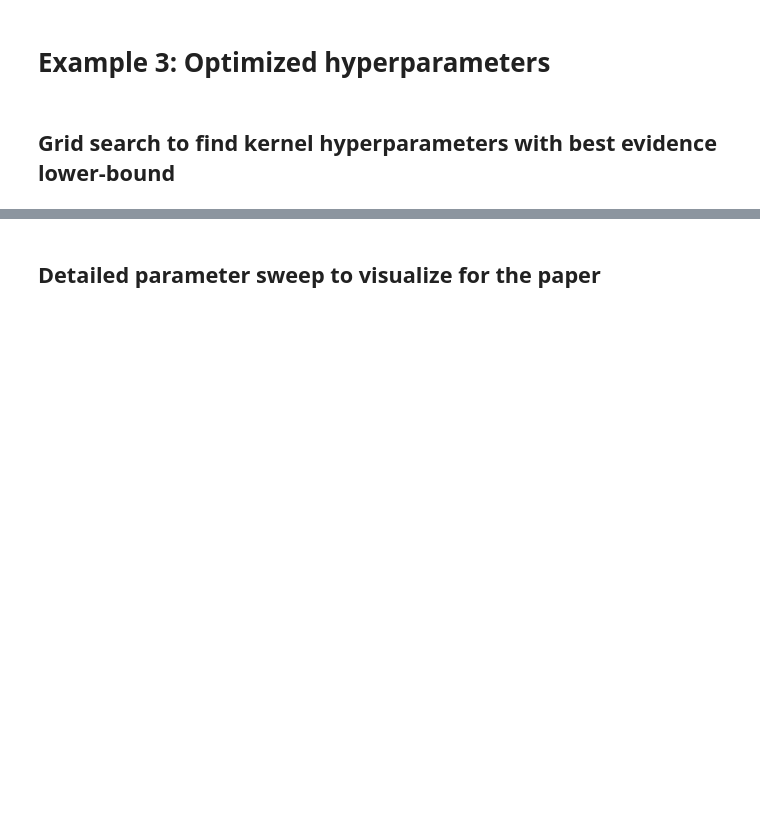
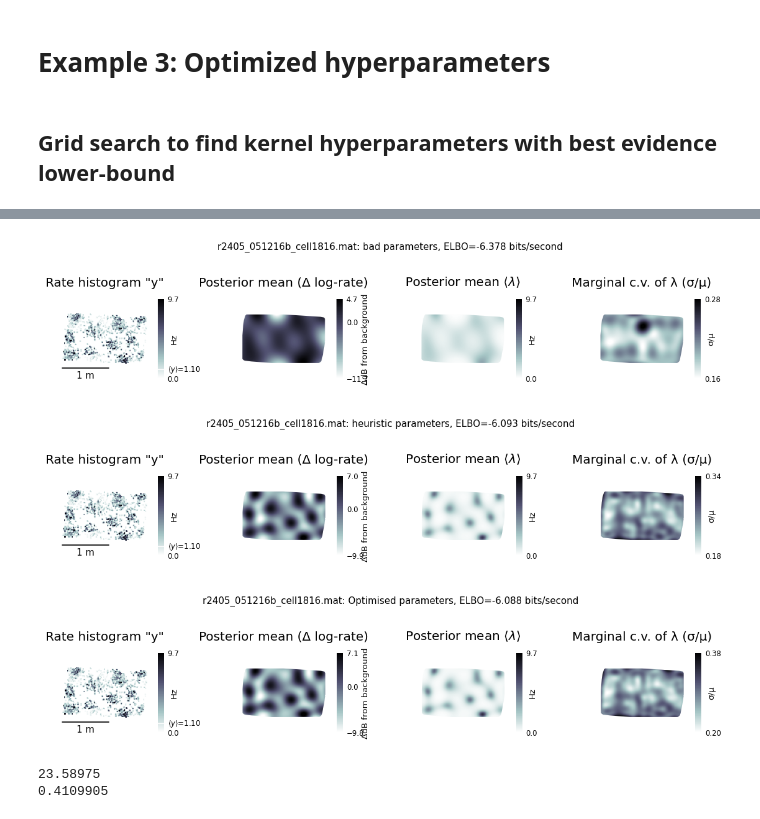
Before and after one commit to michaelerule/lgcpspatial, a Jupyter notebook: tutorials/example 3 optimize hyperparameters.ipynb, the cells around one changed output, grey strips where cells are left out. Cells and saved outputs as stored; diff of their text form; code cells hidden in the pictures; blank space fills up the shorter version.

```diff
--- a/tutorials/example 3 optimize hyperparameters.ipynb
+++ b/tutorials/example 3 optimize hyperparameters.ipynb
@@ -8,7 +8,6 @@ from lgcpspatial.loaddata import Dataset
 datadir  = '../example data/'
 datasets = [
     'r2405_051216b_cell1816.mat',
-    'R11_20190607_EC_02.mat'
 ]
 # %% [markdown]
 ## Grid search to find kernel hyperparameters with best evidence lower-bound
@@ -33,0 +14,10 @@ v0/β = 0.103334
+# %%
+from lgcpspatial.hyperparameters import gridsearch_optimize
+
+# Load a dataset
+L      = 128 # Grid size for position bins
+dataset = datasets[0]
+data   = Dataset.from_file(datadir+dataset).prepare(L,doplot=False)
+
+result = gridsearch_optimize(data)
+bestindex,bestpars,bestresult,allresults = result
@@ -102,2 +44,0 @@ NameError: name 'Fs' is not defined
-# %% [markdown]
-## Detailed parameter sweep to visualize for the paper
@@ -150,0 +45,64 @@ savefig('fig3b.svg')
+# %%
+from lgcpspatial.lgcp2d import DiagonalFourierLowrank
+from lgcpspatial.lgcp2d import coordinate_descent
+from scipy.special      import loggamma as lnΓ
+from lgcpspatial.plot   import *
+
+mask,mz = data.arena.mask,data.prior_mean
+y,N     = data.y,data.n
+Fs      = 50 # Hz
+
+inbitspers = log2(e)*Fs
+correction = average(lnΓ(data.y+1),weights=data.n)
+totaltime  = sum(N)
+
+def to_bps(vfe):
+    '''
+    The DiagonalFourierLowrank class returns the
+    variational free energy in units of nats per dataset,
+    with the constant contribution from the spikes
+    removed.
+    This converts our result back to bits per spike,
+    adding back this constant contribution.
+    '''
+    return -inbitspers*(vfe/totaltime+correction)
+
+# Heuristic kernel parameters
+P  = data.P
+kv = data.prior_variance
+
+P_use  = P*2
+v0_use = kv
+model  = DiagonalFourierLowrank(v0_use,P_use,data)
+fit    = coordinate_descent(model)
+inference_summary_plot(model,fit,data)
+suptitle('%s: bad parameters, ELBO=%0.3f bits/second'%\
+         (dataset,to_bps(fit[-1])))
+show()
+
+P_use  = P
+v0_use = kv
+model  = DiagonalFourierLowrank(v0_use,P_use,data)
+fit    = coordinate_descent(model)
+inference_summary_plot(model,fit,data)
+suptitle('%s: heuristic parameters, ELBO=%0.3f bits/second'%\
+         (dataset,to_bps(fit[-1])))
+show()
+
+P_use  = bestpars[0]
+v0_use = kv/bestpars[1]
+model  = DiagonalFourierLowrank(v0_use,P_use,data)
+fit    = coordinate_descent(model)
+inference_summary_plot(model,fit,data)
+suptitle('%s: Optimised parameters, ELBO=%0.3f bits/second'%\
+         (dataset,to_bps(fit[-1])))
+show()
+
+print(P_use)
+print(v0_use)
+# %% [output]
+[figure, added]
+[figure, added]
+[figure, added]
+23.58975
+0.4109905
```
Also changed, not shown: parts of 5 cells of this notebook, 16 other files.
